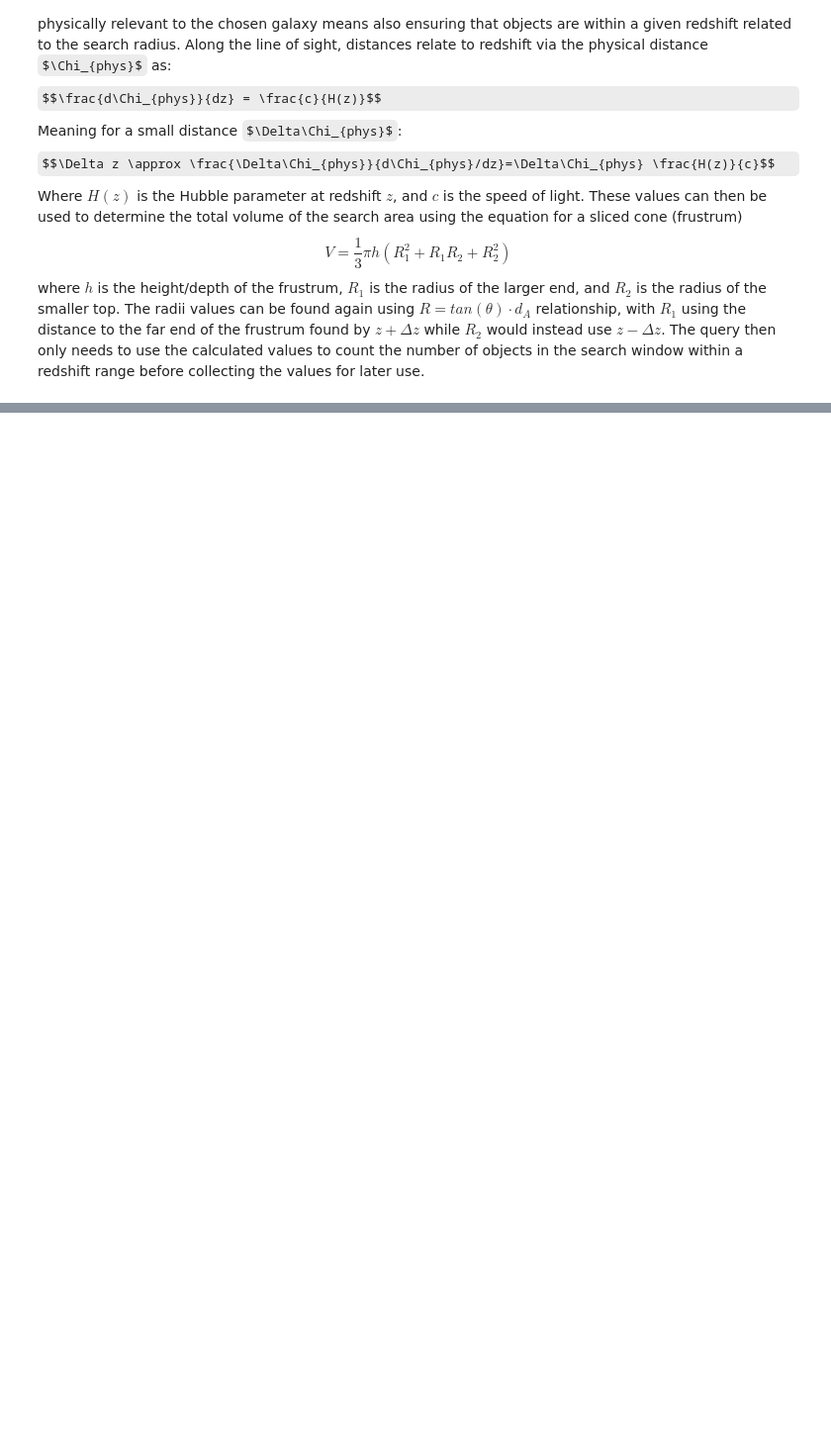
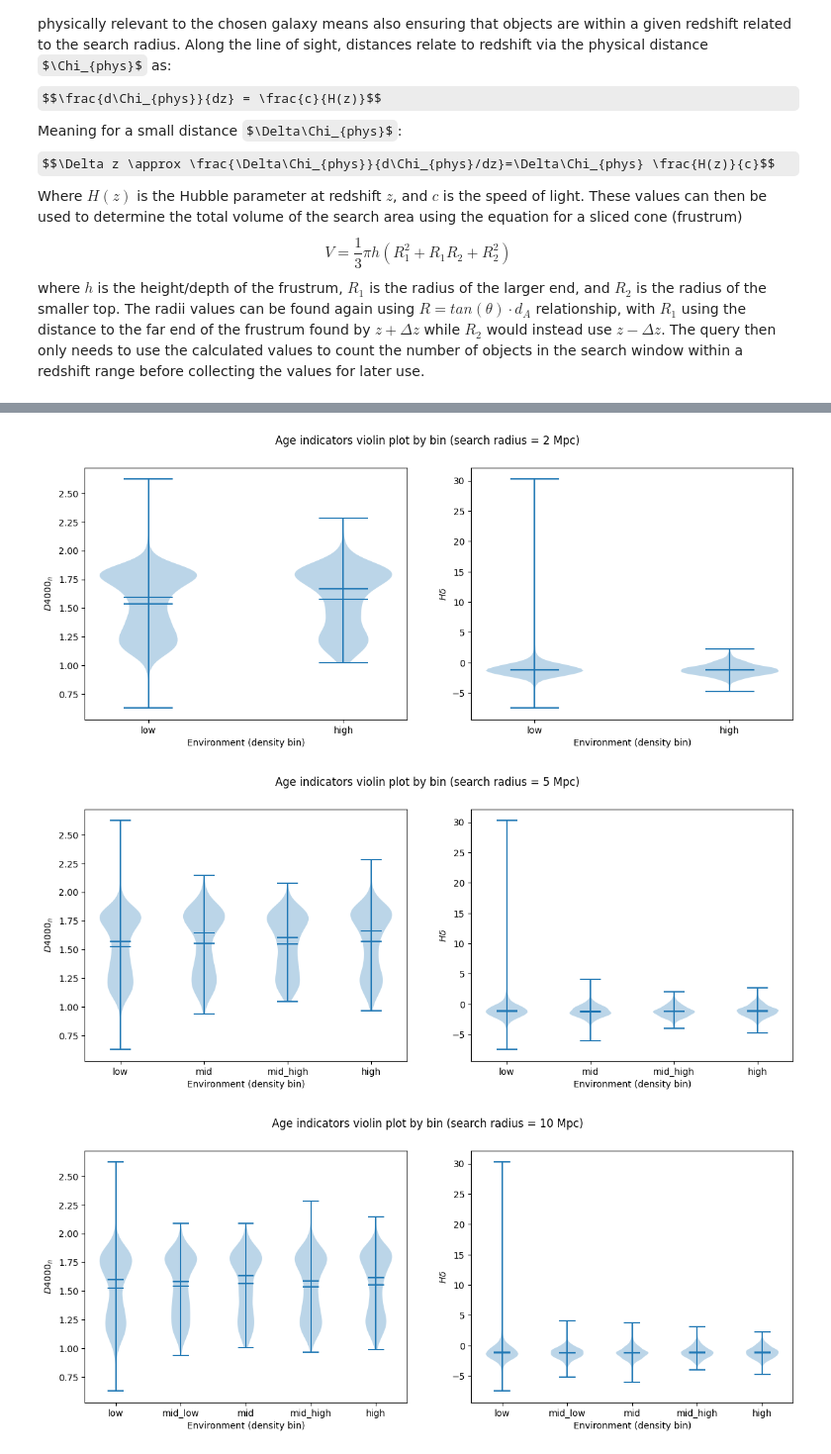
Before and after one commit to maraMaraschino/capstone-project, a Jupyter notebook: timescapes-notebook.ipynb, the cells around one changed output, grey strips where cells are left out. Shown at 99% size. Drawn from its saved outputs; the diff is of its cells as text; code cells hidden in the pictures; some formulas as TeX source; blank space fills up the shorter version.

```diff
--- a/timescapes-notebook.ipynb
+++ b/timescapes-notebook.ipynb
@@ -866,0 +1014,7 @@ e(n) type galaxies (762 total)
+# %%
+for i in range(0, 4):
+    plot_full_bin_violin('class_dict', result, i)
+# %% [output]
+[figure, added]
+[figure, added]
+[figure, added]
```
Also changed, not shown: parts of 8 cells of this notebook, 1 other file.
